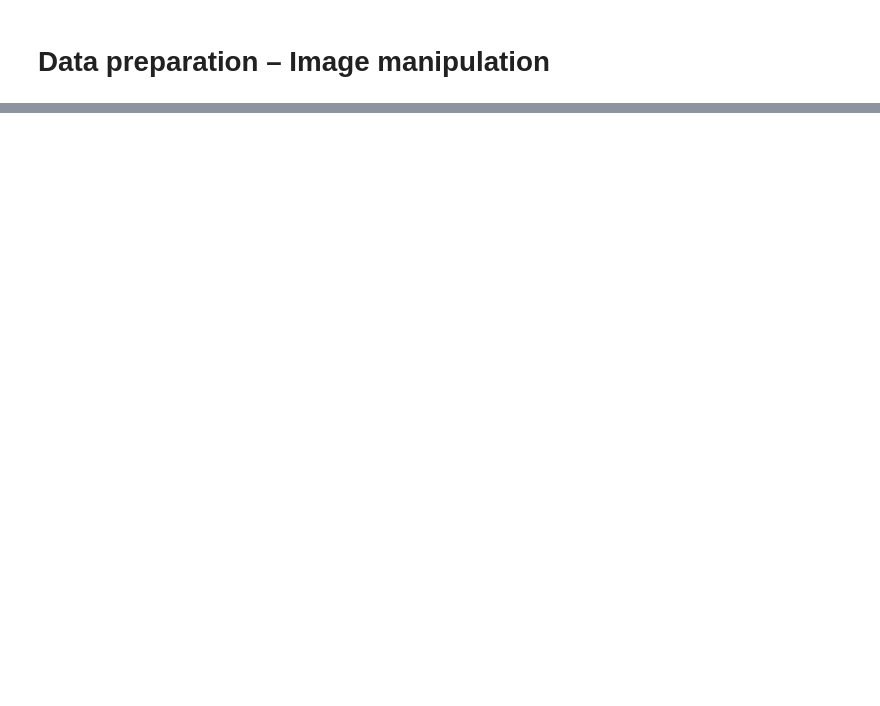
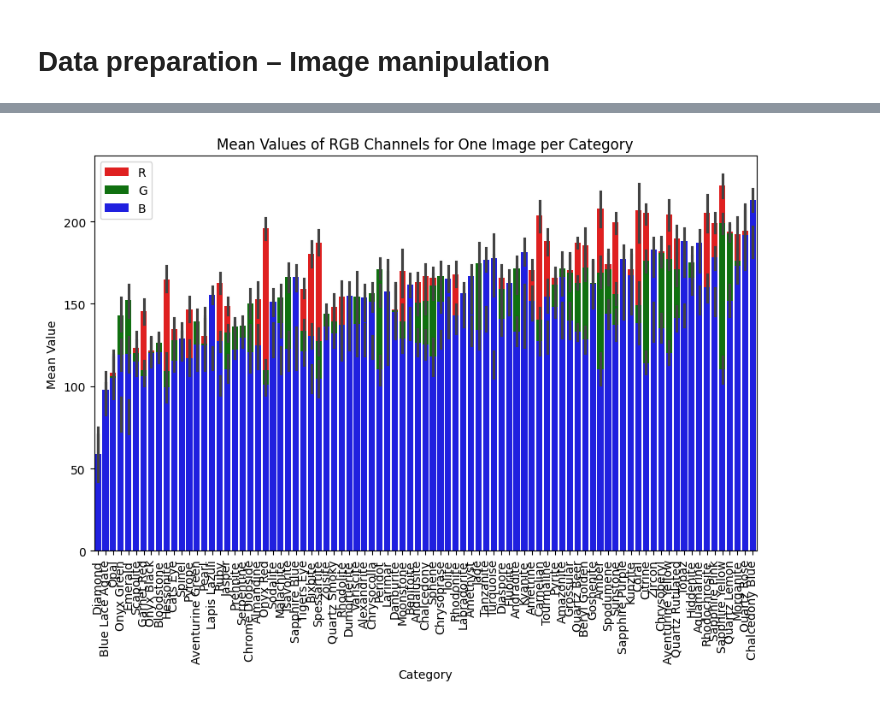
Before and after one commit to koziara/Final-project, a Jupyter notebook: Final_Project_Gemstones.ipynb, the cells around one changed output, grey strips where cells are left out. Cells and saved outputs as stored; diff of their text form; code cells hidden in the pictures; blank space fills up the shorter version.

Commit message:
Dominant color, mean RGB

```diff
--- a/Final_Project_Gemstones.ipynb
+++ b/Final_Project_Gemstones.ipynb
@@ -164,0 +218,12 @@ df.to_csv('image_data.csv', index=False)
+# %%
+def calculate_mean_every_third_column(df):
+    num_columns = df.shape[1] - 1
+    result_df = pd.DataFrame()
+    for i in range(3):
+        columns = [col for col in range(i, num_columns, 3)]
+        result_df[i] = df.iloc[:, columns].mean(axis=1)
+    result_df.columns = ['R', 'G', 'B']
+    return pd.concat([df, result_df], axis=1)  # Concatenate original DataFrame with result DataFrame
+
+df_with_mean = calculate_mean_every_third_column(df)
+df_with_mean.head()
@@ -164,0 +238,27 @@ df.to_csv('image_data.csv', index=False)
+# %%
+import seaborn as sns
+import matplotlib.pyplot as plt
+df_means = df_with_mean.groupby('label').mean().reset_index()
+
+# Calculate the mean value from R, G, and B channels
+df_means['mean_value'] = df_means[['R', 'G', 'B']].mean(axis=1)
+
+# Sort the categories based on the mean value
+df_means_sorted = df_means.sort_values(by='mean_value')
+
+# Set the order of categories
+category_order = df_means_sorted['label'].tolist()
+
+# Plot using seaborn
+plt.figure(figsize=(10, 6))  # Set the figure size
+sns.barplot(data=df_with_mean, x='label', y='R', order=category_order, color='red', label='R')
+sns.barplot(data=df_with_mean, x='label', y='G', order=category_order, color='green', label='G')
+sns.barplot(data=df_with_mean, x='label', y='B', order=category_order, color='blue', label='B')
+plt.title('Mean Values of RGB Channels for One Image per Category')
+plt.xlabel('Category')
+plt.xticks(rotation=90)
+plt.ylabel('Mean Value')
+plt.legend()
+plt.show()
+# %% [output]
+[figure, added]
```
Also changed, not shown: parts of 46 cells of this notebook.
